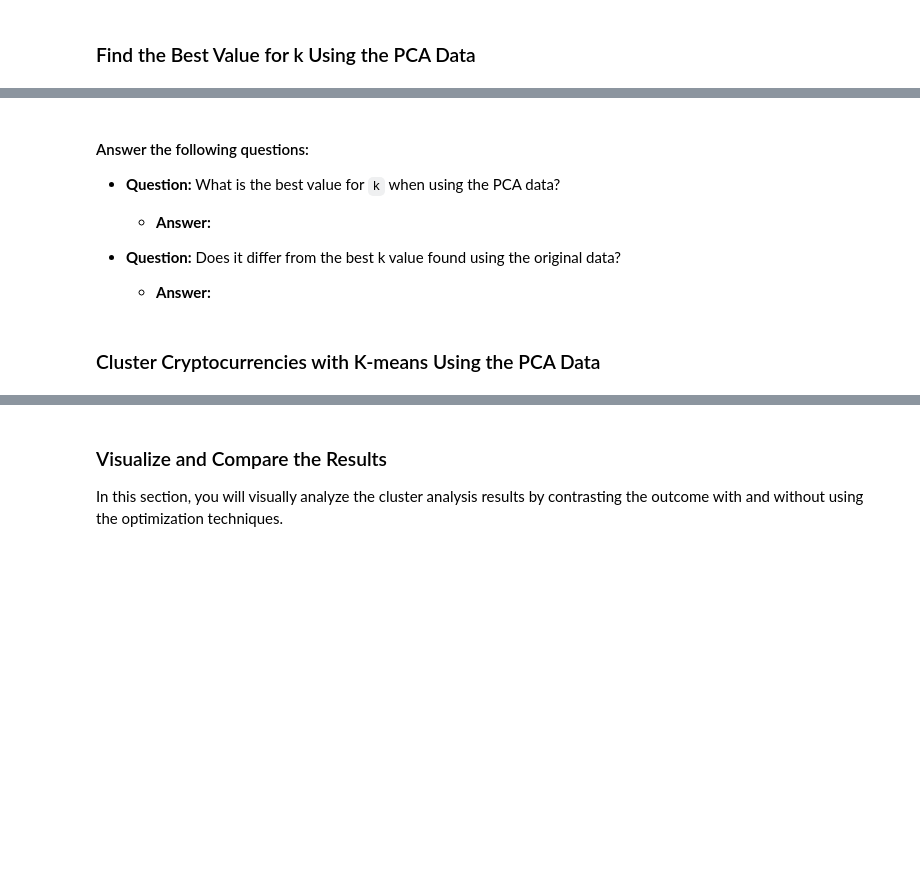
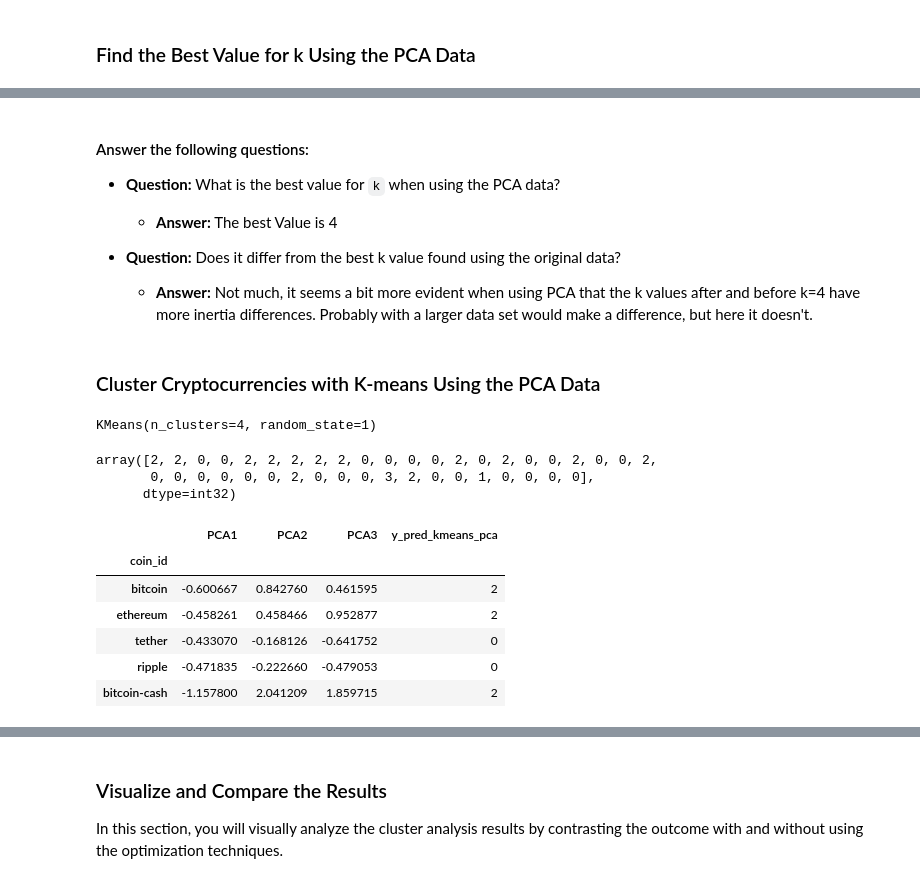
Before and after one commit to T800-101A/ML_CryptoClustering_Unsupervise, a Jupyter notebook: Crypto_Clustering_starter_code.ipynb, the cells around one changed output, grey strips where cells are left out. Cells and saved outputs as stored; diff of their text form; code cells hidden in the pictures; blank space fills up the shorter version.

```diff
--- a/Crypto_Clustering_starter_code.ipynb
+++ b/Crypto_Clustering_starter_code.ipynb
@@ -232,12 +284,16 @@ scaled_data_scatter_plot
 # %%
 # Create an empty list to store the inertia values
-
-
 # Create a for loop to compute the inertia with each possible value of k
 # Inside the loop:
 # 1. Create a KMeans model using the loop counter for the n_clusters
 # 2. Fit the model to the data using `df_market_data_pca`
 # 3. Append the model.inertia_ to the inertia list
+
+inertia = []
+for i in k:
+    model_kmeans_pca = KMeans(n_clusters=i, random_state = 1)
+    model_kmeans_pca.fit(df_market_data_pca)
+    inertia.append(model_kmeans_pca.inertia_)
 # %%
 # Create a dictionary with the data to plot the Elbow curve
 
@@ -251,29 +328,51 @@ scaled_data_scatter_plot
 * **Question:** What is the best value for `k` when using the PCA data?
 
   * **Answer:**
+  The best Value is 4
 
 
 * **Question:** Does it differ from the best k value found using the original data?
 
   * **Answer:**
+  Not much, it seems a bit more evident when using PCA that the k values after and before k=4 have more inertia differences. Probably with a larger data set would make a difference, but here it doesn't.
 # %% [markdown]
 ### Cluster Cryptocurrencies with K-means Using the PCA Data
 # %%
 # Initialize the K-Means model using the best value for k
+model_kmeans_pca = KMeans(n_clusters = 4, random_state = 1)
 # %%
 # Fit the K-Means model using the PCA data
+model_kmeans_pca.fit(df_market_data_pca)
+# %% [output]
+KMeans(n_clusters=4, random_state=1)
 # %%
 # Predict the clusters to group the cryptocurrencies using the PCA data
 
 # Print the resulting array of cluster values.
+y_pred_kmeans_pca = model_kmeans_pca.predict(df_market_data_pca)
+y_pred_kmeans_pca
+# %% [output]
+array([2, 2, 0, 0, 2, 2, 2, 2, 2, 0, 0, 0, 0, 2, 0, 2, 0, 0, 2, 0, 0, 2,
+       0, 0, 0, 0, 0, 0, 2, 0, 0, 0, 3, 2, 0, 0, 1, 0, 0, 0, 0],
+      dtype=int32)
 # %%
 # Create a copy of the DataFrame with the PCA data
+# Add a new column to the DataFrame with the predicted clusters
+# Display sample data
 
+pca_df_market_data = df_market_data_pca.copy()
 
-# Add a new column to the DataFrame with the predicted clusters
+pca_df_market_data["y_pred_kmeans_pca"] = y_pred_kmeans_pca
 
-
-# Display sample data
+pca_df_market_data.head(5)
+# %% [output]
+|  | PCA1 | PCA2 | PCA3 | y_pred_kmeans_pca |
+| coin_id |  |  |  |  |
+| bitcoin | -0.600667 | 0.842760 | 0.461595 | 2 |
+| ethereum | -0.458261 | 0.458466 | 0.952877 | 2 |
+| tether | -0.433070 | -0.168126 | -0.641752 | 0 |
+| ripple | -0.471835 | -0.222660 | -0.479053 | 0 |
+| bitcoin-cash | -1.157800 | 2.041209 | 1.859715 | 2 |
 # %%
 # Create a scatter plot using hvPlot by setting
 # `x="PC1"` and `y="PC2"`.
```
Also changed, not shown: parts of 14 cells of this notebook.
